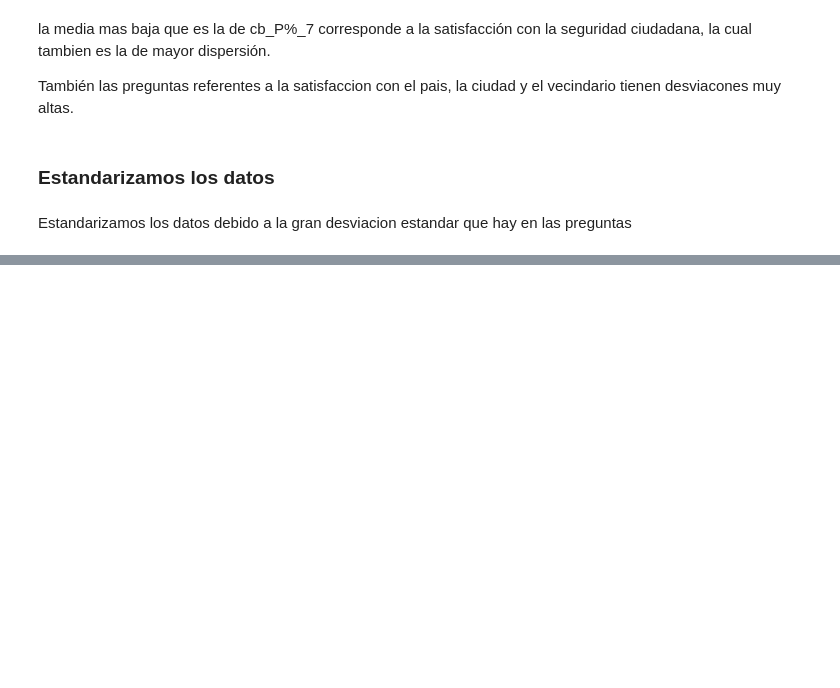
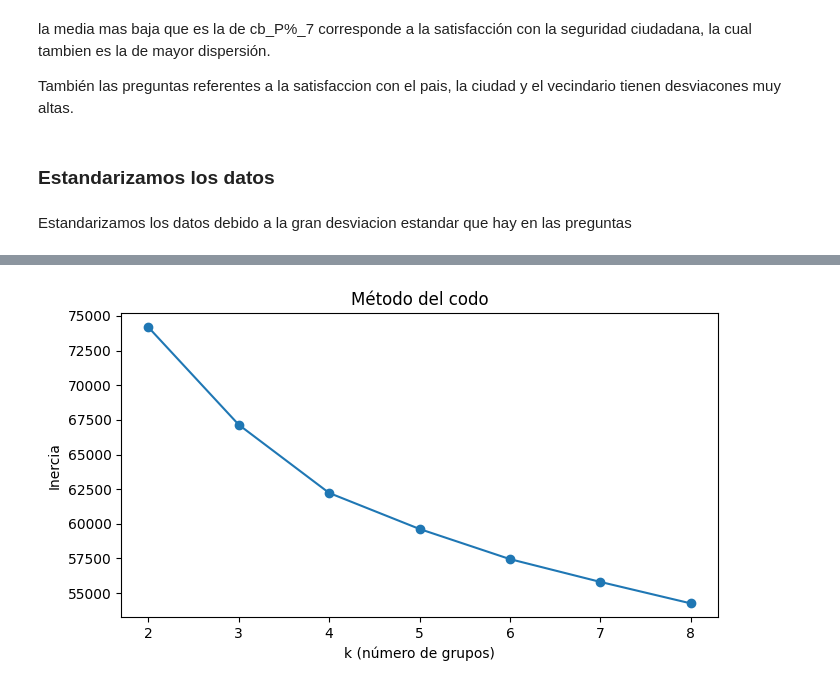
Before and after one commit to jcvzza/bienestar_y_felicidad_en_mexico_2021_2024, a Jupyter notebook: Agrupamiento de datos (clustering) (Practica 7)/agrupamiento_datos.ipynb, the cells around one changed output, grey strips where cells are left out. Cells and saved outputs as stored; diff of their text form; code cells hidden in the pictures; blank space fills up the shorter version.

Commit message:
# creacion del modelo kmeans y evaluacion de sus ks

```diff
--- a/Agrupamiento de datos (clustering) (Practica 7)/agrupamiento_datos.ipynb
+++ b/Agrupamiento de datos (clustering) (Practica 7)/agrupamiento_datos.ipynb
@@ -50,0 +53,25 @@ datos_esc = escalador_km.fit_transform(datos_km)
+# %%
+# valores de k (grupos) que puede tomar nuestro k means
+valores_k = range(2, 9)
+#resultados del metodo del codo
+inercias = []
+#resultados del metodo de la silueta
+siluetas = []
+
+for k in valores_k:
+    #creamos un modelo de kmeans con k clusters y 10 inicios aleatorios y el randomstate se asegura de siempre tener el mismo resultado
+    km = KMeans(n_clusters=k, n_init=10, random_state=42)
+    #se entrena el modelo con los datos
+    etiquetas_km = km.fit_predict(datos_esc)
+    #se mide que tan compactos son los grupos para cada k y se agrega a la lista
+    inercias.append(km.inertia_)
+    #se ve el promedio de que tan separados estan los grupos y se agrega a la lista
+    siluetas.append(silhouette_score(datos_esc, etiquetas_km))
+
+#se guardan los resultados
+resultados_k = pd.DataFrame({
+    'k': list(valores_k),
+    'inercia': np.round(inercias),
+    'silueta': np.round(siluetas, 3)
+})
+print(resultados_k)
@@ -50,0 +87,10 @@ datos_esc = escalador_km.fit_transform(datos_km)
+# %%
+plt.figure(figsize=(7, 4))
+plt.plot(list(valores_k), inercias, marker='o')
+plt.xlabel('k (número de grupos)')
+plt.ylabel('Inercia')
+plt.title('Método del codo')
+plt.tight_layout()
+plt.show()
+# %% [output]
+[figure, added]
```
Also changed, not shown: parts of 4 cells of this notebook.
